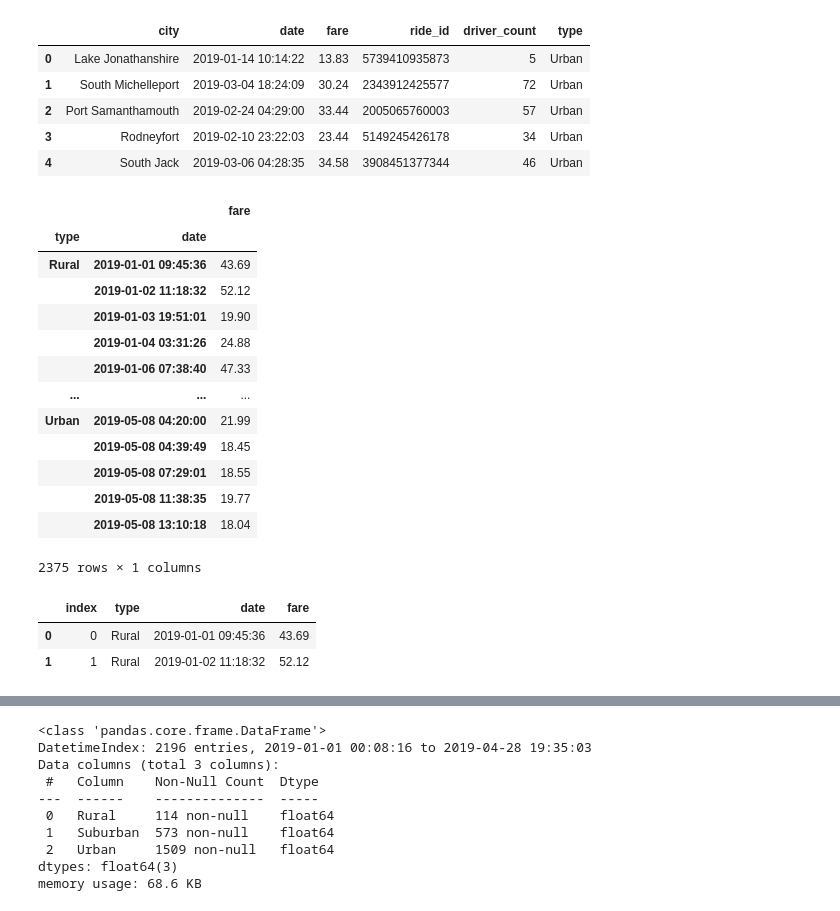
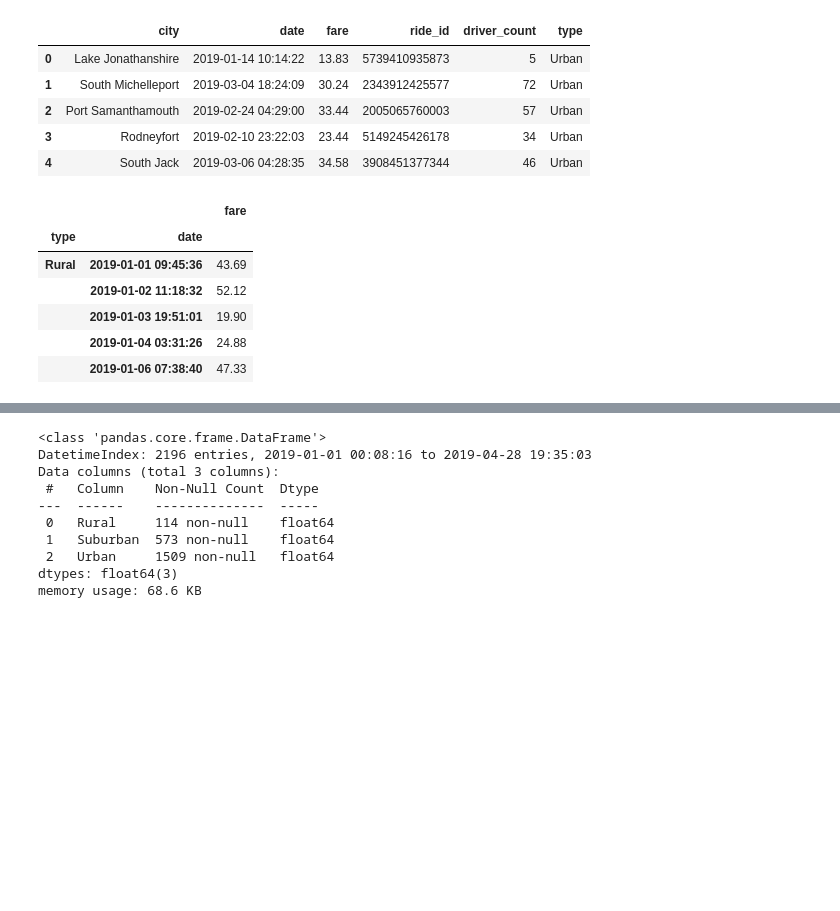
Before and after one commit to asliwinski23/PyBer_Analysis, a Jupyter notebook: PyBer_Challenge.ipynb, the cells around one changed output, grey strips where cells are left out. Saved outputs shown, nothing was run; the diff lists cells and outputs as text; code cells hidden in the pictures; blank space fills up the shorter version.

```diff
--- a/PyBer_Challenge.ipynb
+++ b/PyBer_Challenge.ipynb
@@ -125,33 +126,20 @@ pyber_data_df.head()
 # %%
 # 2. Using groupby() to create a new DataFrame showing the sum of the fares
 #  for each date where the indices are the city type and date.
 # double brackets after sum makes it a dataframe
 df = pyber_data_df.groupby(["type","date"]).sum()[["fare"]]
-# pd.MultiIndex.to_frame(index=True, name=([pyber_data_df["date"],[pyber_data_df["type"]]]))
-df
+df.head()
 # %% [output]
 |  |  | fare |
 | type | date |  |
 | Rural | 2019-01-01 09:45:36 | 43.69 |
 |  | 2019-01-02 11:18:32 | 52.12 |
 |  | 2019-01-03 19:51:01 | 19.90 |
 |  | 2019-01-04 03:31:26 | 24.88 |
 |  | 2019-01-06 07:38:40 | 47.33 |
-| ... | ... | ... |
-| Urban | 2019-05-08 04:20:00 | 21.99 |
-|  | 2019-05-08 04:39:49 | 18.45 |
-|  | 2019-05-08 07:29:01 | 18.55 |
-|  | 2019-05-08 11:38:35 | 19.77 |
-|  | 2019-05-08 13:10:18 | 18.04 |
-2375 rows × 1 columns
 # %%
 # 3. Reset the index on the DataFrame you created in #1. This is needed to use the 'pivot()' function.
 df = df.reset_index()
-df.head(2)
-# %% [output]
-|  | index | type | date | fare |
-| 0 | 0 | Rural | 2019-01-01 09:45:36 | 43.69 |
-| 1 | 1 | Rural | 2019-01-02 11:18:32 | 52.12 |
 # %%
 # 4. Create a new DataFrame from the pivot table DataFrame using loc on the given dates, '2019-01-01':'2019-04-29'.
 start_date = "2019-01-01"
```
Also changed, not shown: parts of 5 cells of this notebook, 8 other files.
